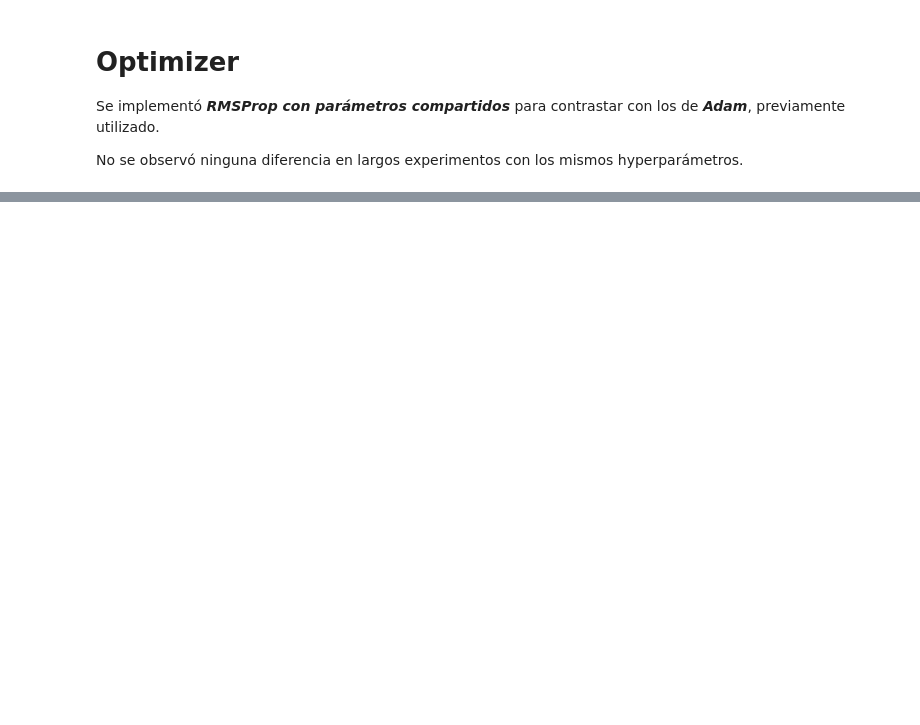
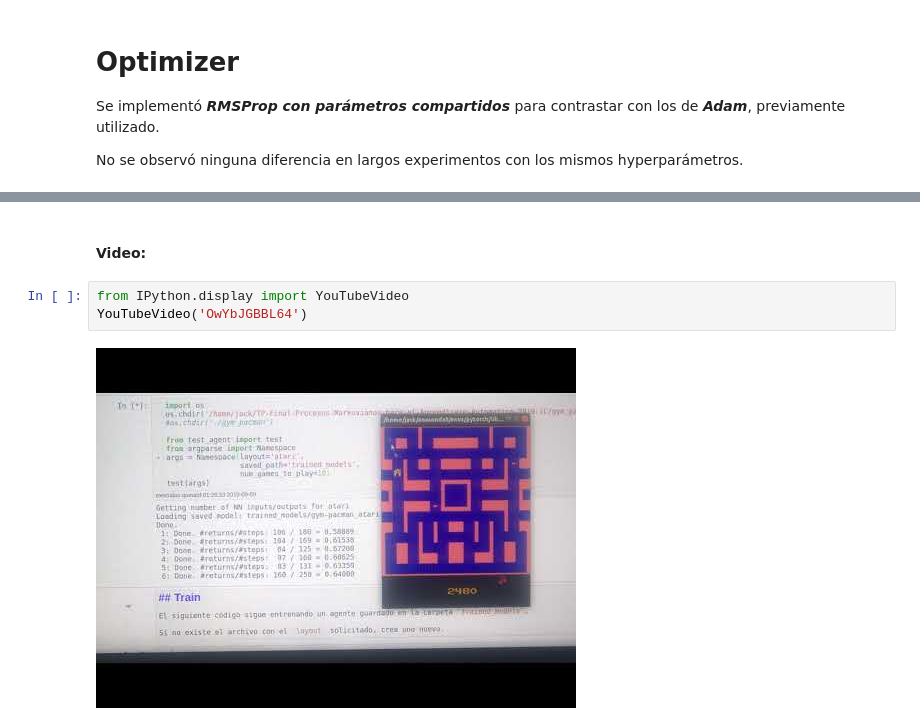
Before and after one commit to LecJackS/TP-Final-Procesos-Markovianos-para-el-Aprendizaje-Automatico-2019-1C, a Jupyter notebook: Retrying to Pacman.ipynb, the cells around one changed output, grey strips where cells are left out. Cells and saved outputs as stored; diff of their text form; blank space fills up the shorter version.

```diff
--- a/Retrying to Pacman.ipynb
+++ b/Retrying to Pacman.ipynb
@@ -285,0 +379,7 @@ Y ver que **el valor máximo** que puede tomar será $0 \leq \frac{1}{2}(R - \te
+# %% [markdown]
+#### Video:
+# %%
+from IPython.display import YouTubeVideo
+YouTubeVideo('OwYbJGBBL64')
+# %% [output]
+[figure, added]
```
Also changed, not shown: parts of 13 cells of this notebook, 12 other files.
